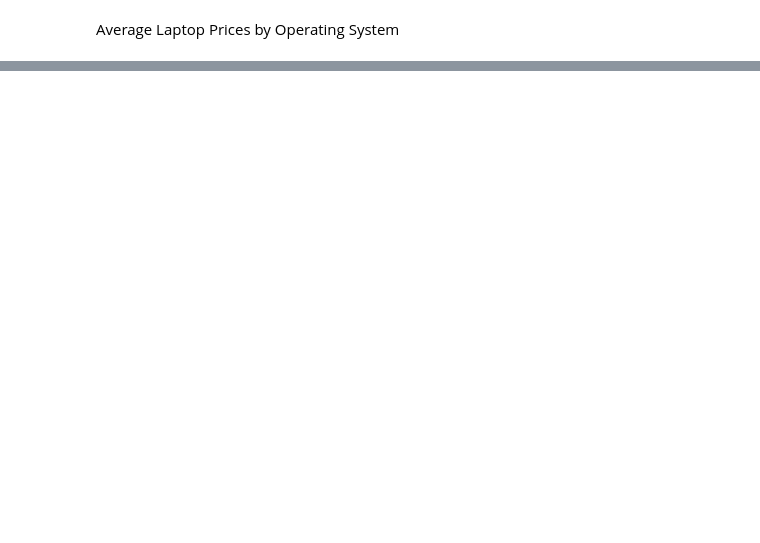
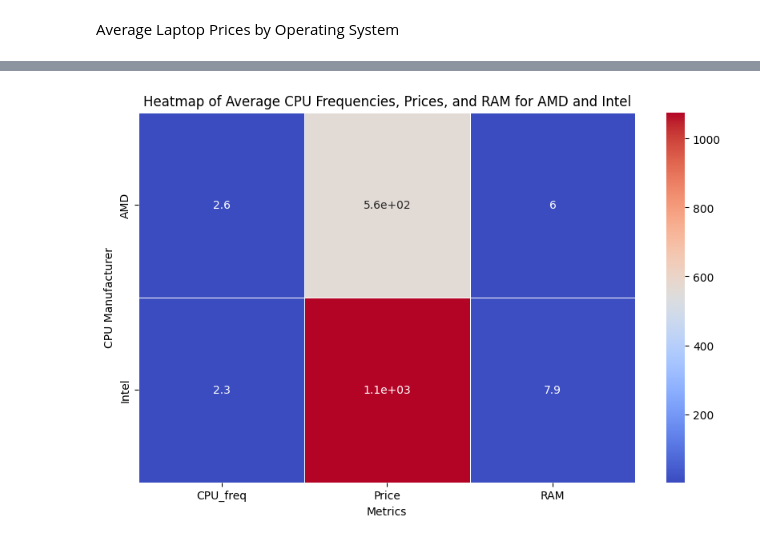
Before and after one commit to 1Vamshi0/Data-Insights-Dashboard, a Jupyter notebook: main code.ipynb, the cells around one changed output, grey strips where cells are left out. Cells and saved outputs as stored; diff of their text form; code cells hidden in the pictures; blank space fills up the shorter version.

```diff
--- a/main code.ipynb
+++ b/main code.ipynb
@@ -44,6 +50,6 @@ akv16.head()
 | 3 | Apple | Ultrabook | 16 | macOS | 1.83 | 2537.45 | Standard | 2880 | 1800 | No | ... |
 | 4 | Apple | Ultrabook | 8 | macOS | 1.37 | 1803.60 | Standard | 2560 | 1600 | No | ... |
 # %%
-akv16.rename(columns={'Price_euros':'Price'}, inplace=True)
+akv16.rename(columns={'Price_euros':'Price','Ram':'RAM'}, inplace=True)
 # %%
 num_columns = len(akv16.columns)
@@ -361,3 +344,30 @@ fig.update_layout(
 fig.write_html("sunburst_chart.html")
 # Show the figure
 fig.show()
+# %%
+import pandas as pd
+import seaborn as sns
+import matplotlib.pyplot as plt
+
+# Filter the dataset for AMD and Intel CPUs
+cpu_data = akv16[akv16['CPU_company'].isin(['AMD', 'Intel'])]
+
+# Group by CPU company and calculate the average CPU frequency, Price, and RAM
+cpu_summary = cpu_data.groupby('CPU_company').agg({
+    'CPU_freq': 'mean',
+    'Price': 'mean',
+    'RAM': 'mean'
+}).reset_index()
+
+# Set the index to CPU company for heatmap and create a multi-index DataFrame
+cpu_summary = cpu_summary.set_index('CPU_company')
+
+# Plotting the heatmap
+plt.figure(figsize=(10, 6))
+sns.heatmap(cpu_summary, annot=True, cmap='coolwarm', linewidths=0.5)
+plt.title('Heatmap of Average CPU Frequencies, Prices, and RAM for AMD and Intel')
+plt.xlabel('Metrics')
+plt.ylabel('CPU Manufacturer')
+plt.show()
+# %% [output]
+[figure, added]
```
Also changed, not shown: parts of 13 cells of this notebook, 19 other files.
